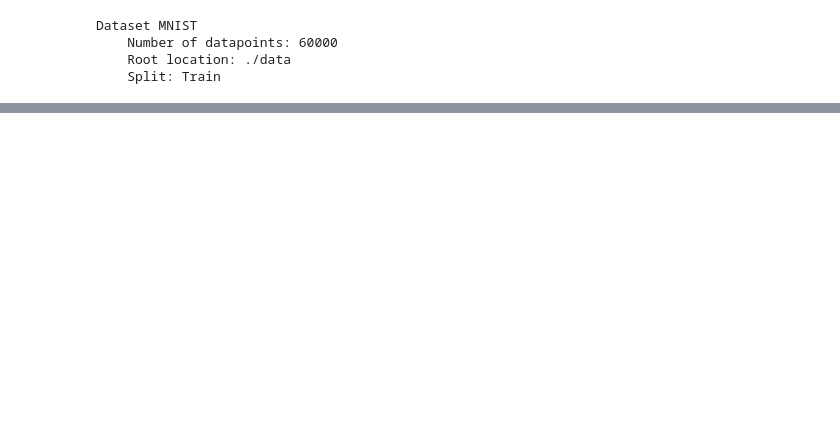
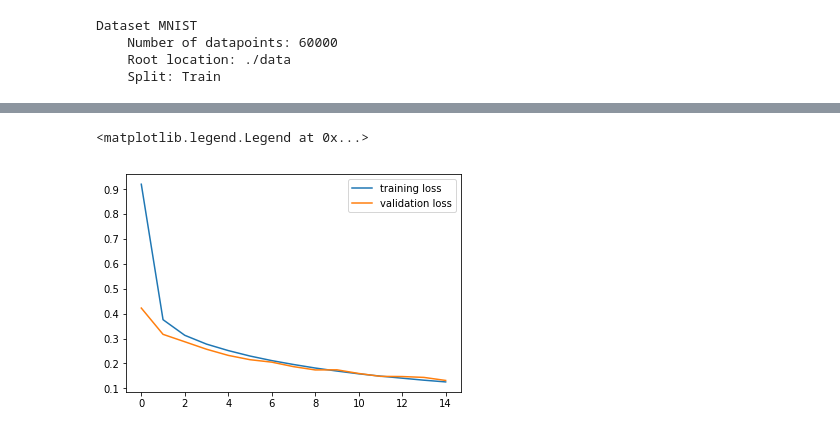
Before and after one commit to DineshDevPandey/Pytorch_basics, a Jupyter notebook: 10_mnist.ipynb, the cells around one changed output, grey strips where cells are left out. Cells and saved outputs as stored; diff of their text form; code cells hidden in the pictures; blank space fills up the shorter version.

Commit message:
training explained

```diff
--- a/10_mnist.ipynb
+++ b/10_mnist.ipynb
@@ -36,10 +38,12 @@ training_dataset = datasets.MNIST(
         download=True,  # download data
         transform=transform
     )
+validation_dataset = datasets.MNIST(root='./data', train=False, download=True, transform=transform)
 
 # In each epoch we send all data, sending 60k images in one epoch is not good for a normal processor health
 # so we use training downloader to send data in batches, 100 imagese in one epoch
 training_loader = torch.utils.data.DataLoader(training_dataset, batch_size=100, shuffle=True)
+validation_loader = torch.utils.data.DataLoader(validation_dataset, batch_size = 100, shuffle=False)
 
 training_dataset
 # %% [output]
@@ -97,0 +102,17 @@ for idx in np.arange(20):
+# %%
+class Classifier(nn.Module):
+
+    def __init__(self, D_in, H1, H2, D_out):
+        super().__init__()
+        self.linear1 = nn.Linear(D_in, H1)
+        self.linear2 = nn.Linear(H1, H2)
+        self.linear3 = nn.Linear(H2, D_out)
+    def forward(self, x):
+        x = F.relu(self.linear1(x))
+        x = F.relu(self.linear2(x))
+        # we need raw output in case of multiclass classification so not using any activation function
+        x = self.linear3(x)
+        return x
+# %%
+model = Classifier(784, 125, 65, 10)
+model
@@ -97,0 +125,4 @@ for idx in np.arange(20):
+# %%
+# CEL is used for loss calculation of multiclass classification
+criterion = nn.CrossEntropyLoss()
+optimizer = torch.optim.Adam(model.parameters(), lr = 0.0001)
@@ -97,0 +202,7 @@ for idx in np.arange(20):
+# %%
+plt.plot(running_loss_history, label='training loss')
+plt.plot(val_running_loss_history, label='validation loss')
+plt.legend()
+# %% [output]
+<matplotlib.legend.Legend at 0x...>
+[figure, added]
```
Also changed, not shown: parts of 6 cells of this notebook.
